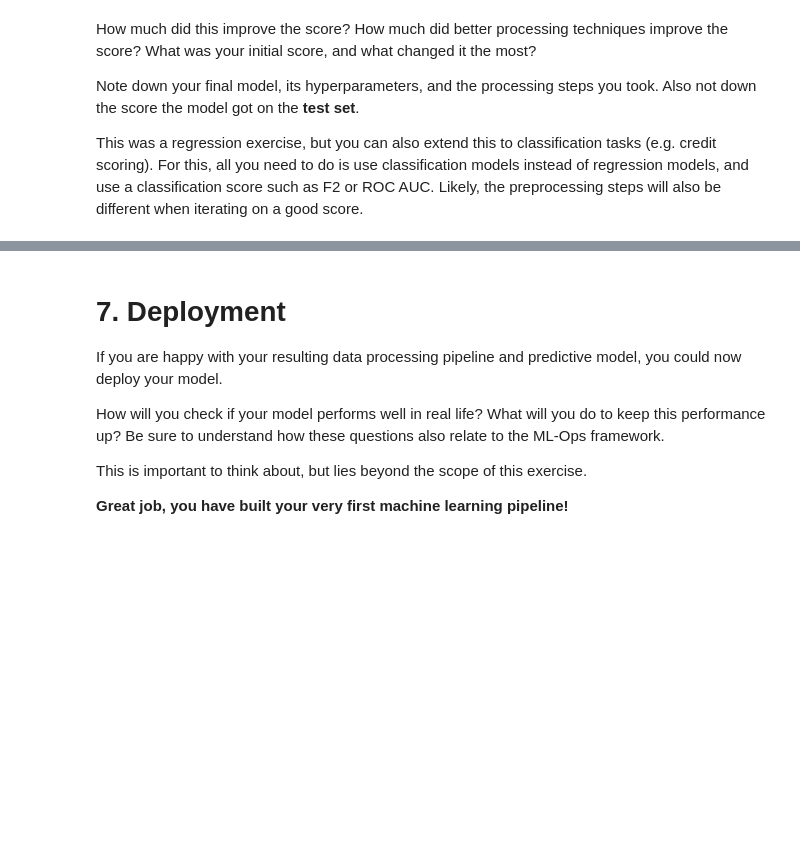
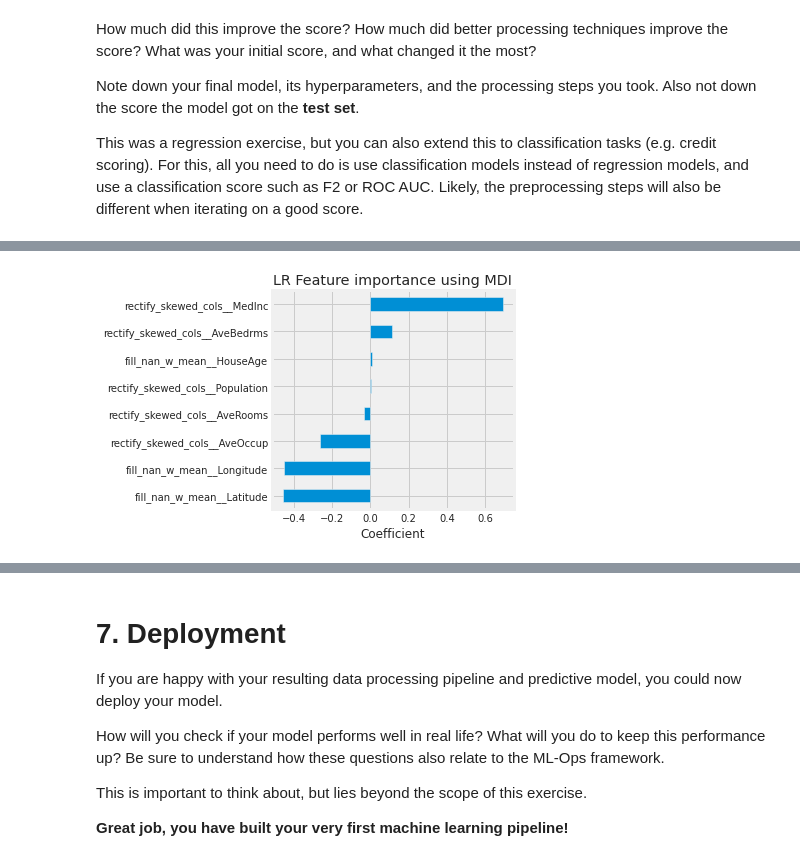
Before and after one commit to bgmeulem/CRISP-DM, a Jupyter notebook: Preprocessing_and_CRISP_DM.ipynb, the cells around one changed output, grey strips where cells are left out. Cells and saved outputs as stored; diff of their text form; code cells hidden in the pictures; blank space fills up the shorter version.

Commit message:
Added feature importance

```diff
--- a/Preprocessing_and_CRISP_DM.ipynb
+++ b/Preprocessing_and_CRISP_DM.ipynb
@@ -483,6 +467,8 @@ HYPERPARAM = {
 Now, let's fit the models using 5-fold cross-validation.
 # %%
 from sklearn.model_selection import KFold, GridSearchCV
+
+fitted_models = {}
 
 for model_name in MODELS.keys():  # iterate al the model shorthand names
     print(f"Fitting model: {model_name}")
@@ -504,8 +490,10 @@ for model_name in MODELS.keys():  # iterate al the model shorthand names
     gs.fit(X_train_proc, y_train)
     score = gs.score(X_test_proc, y_test)  # calculate the score on the test set
     pd.DataFrame(gs.cv_results_).to_csv("{}.csv".format(model_name))  # save the model to inspect later on
-    m = gs.best_estimator_
-    print(f"Best model: {m}\nR2 score: {score}\n")
+    m = gs.best_estimator_  # get the best model from all versions in the gridsearch. Can also be seen in the .csv file (see line above)
+    fitted_models[model_name] = m  # save the best model for later use in the dictionary fitted_models
+    print(f"Best model: {m}\n"
+          f"R2 score: {score}\n")
 
 ########################################################
 # TODO: Improve data processing pipeline, check influence on performance
@@ -592,0 +591,14 @@ Preprocessing steps:
+# %%
+feature_names = preprocessing_pipeline.get_feature_names_out()
+# Feature names have changed after processing. The Pipeline adds a prefix, depending on how they were processed
+lr = fitted_models["lr"]  # get the fitted model from the dictionary using the shorthand name
+importances = lr.coef_  # The coefficients of a linear model are simply the feature importances
+forest_importances = pd.Series(importances, index=feature_names).sort_values(ascending=True)
+
+fig, ax = plt.subplots()
+forest_importances.plot.barh(ax=ax)
+ax.set_title("LR Feature importance using MDI")  # Mean Decrease in Impurity
+ax.set_xlabel("Coefficient")
+fig.tight_layout()
+# %% [output]
+[figure, added]
```
Also changed, not shown: parts of 15 cells of this notebook.
